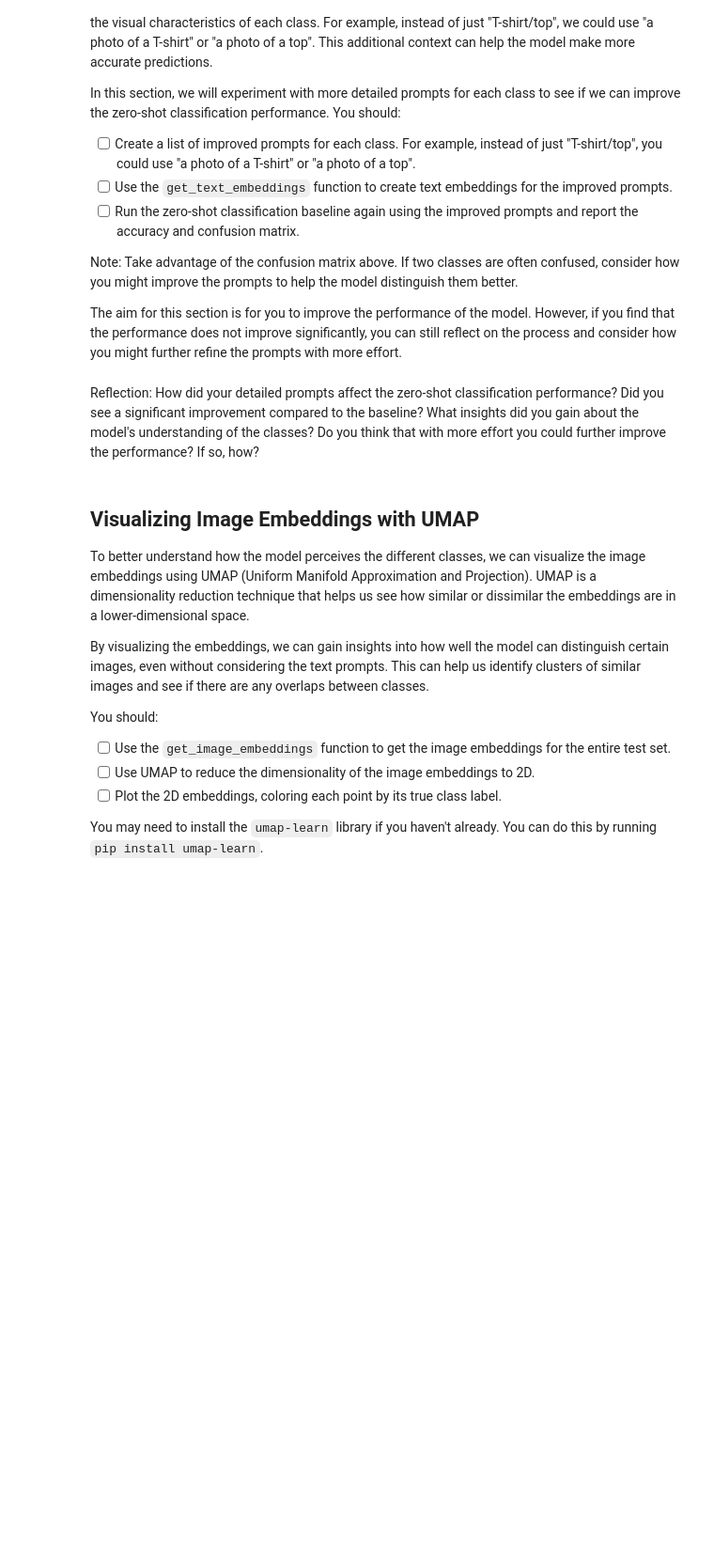
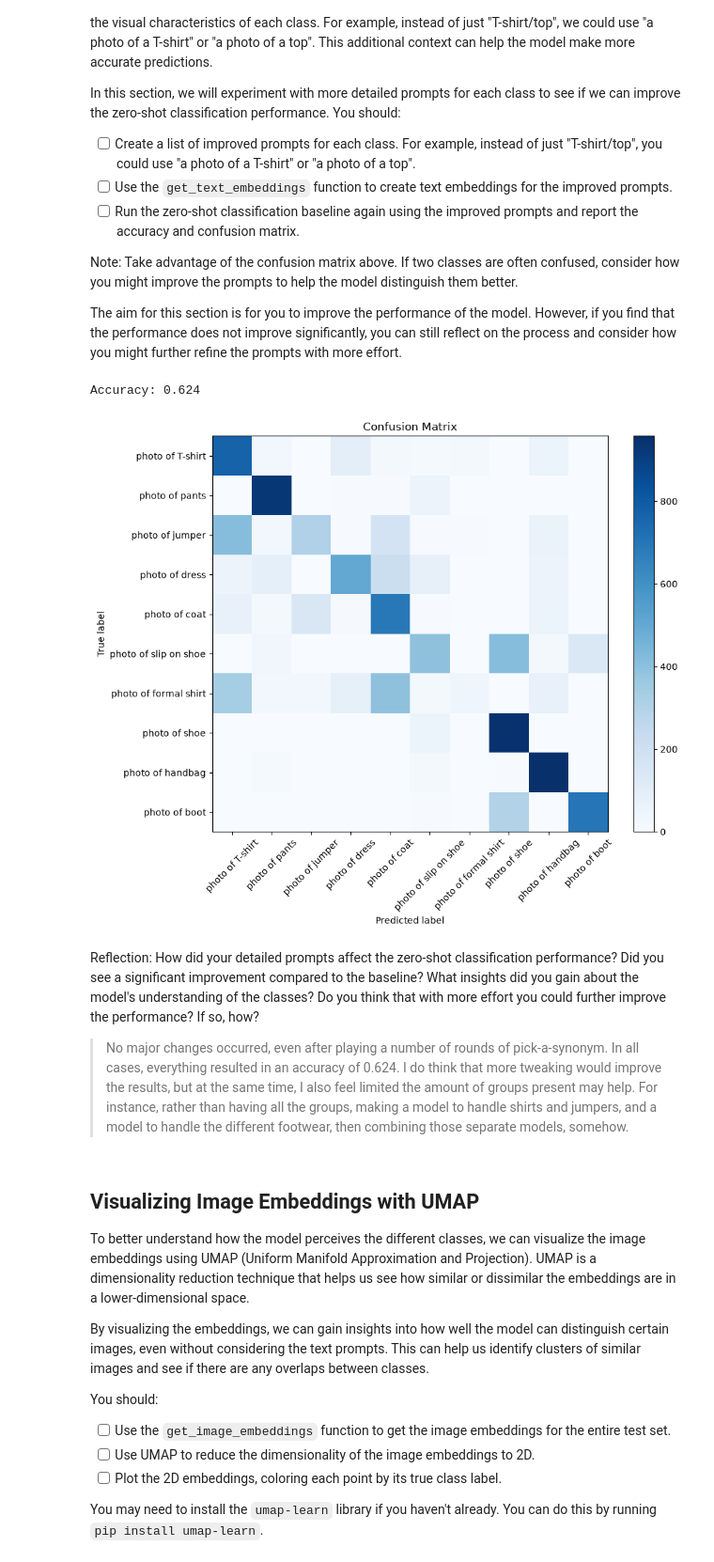
Before and after one commit to TheCodeGnome/deep_learning, a Jupyter notebook: 02_activities/assignments/assignment_2.ipynb, the cells around one changed output. Shown at 94% size. Drawn from its saved outputs; the diff is of its cells as text; code cells hidden in the pictures; blank space fills up the shorter version.

Commit message:
assign2 complete to report

```diff
--- a/02_activities/assignments/assignment_2.ipynb
+++ b/02_activities/assignments/assignment_2.ipynb
@@ -263,8 +264,53 @@ In this section, we will experiment with more detailed prompts for each class to
 Note: Take advantage of the confusion matrix above. If two classes are often confused, consider how you might improve the prompts to help the model distinguish them better.
 
 The aim for this section is for you to improve the performance of the model. However, if you find that the performance does not improve significantly, you can still reflect on the process and consider how you might further refine the prompts with more effort.
+# %%
+UPDATED_PROMPTS = [
+    "photo of T-shirt",
+    "photo of pants",
+    "photo of jumper",
+    "photo of dress",
+    "photo of coat",
+    "photo of slip on shoe",
+    "photo of formal shirt",
+    "photo of shoe",
+    "photo of handbag",
+    "photo of boot"
+]
+
+# text embeddings
+text_feats_updated = get_text_embeddings(UPDATED_PROMPTS)
+
+# run zero-shot
+y_true, y_pred = [], []
+for pixel_values, labels in test_loader:
+    # Get image embeddings
+    image_feats = get_image_embeddings(pixel_values)
+
+    # Compute cosine similarity
+    similarity = get_cosine_similarity(image_feats, text_feats)
+
+    # Get predictions
+    predictions = get_predictions(similarity)
+
+    # Append true labels and predictions for evaluation
+    y_true.extend(labels.cpu().numpy())
+    y_pred.extend(predictions)
+
+
+# Report the accuracy of the predictions
+accuracy = accuracy_score(y_true, y_pred)
+print(f"Accuracy: {accuracy}")
+
+# Report the confusion matrix
+plot_confusion_matrix(y_true, y_pred, UPDATED_PROMPTS)
+# %% [output]
+Accuracy: 0.624
+[figure, added]
 # %% [markdown]
 Reflection: How did your detailed prompts affect the zero-shot classification performance? Did you see a significant improvement compared to the baseline? What insights did you gain about the model's understanding of the classes? Do you think that with more effort you could further improve the performance? If so, how?
+
+> No major changes occurred, even after playing a number of rounds of pick-a-synonym. In all cases, everything resulted in an accuracy of 0.624. I do think that more tweaking would improve the results, but at the same time, I also feel limited the amount of groups present may help. For instance, rather than having all the groups, making a model to handle shirts and jumpers, and a model to handle the different footwear, then combining those separate models, somehow.
 # %% [markdown]
 ## Visualizing Image Embeddings with UMAP
 
```
Also changed, not shown: parts of 2 cells of this notebook.
